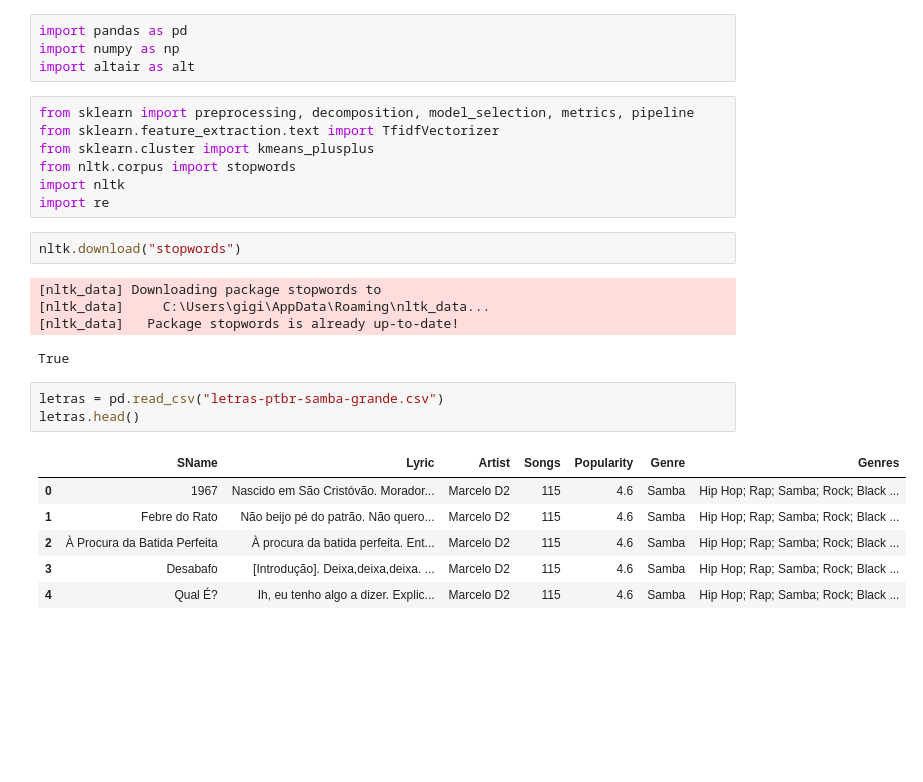
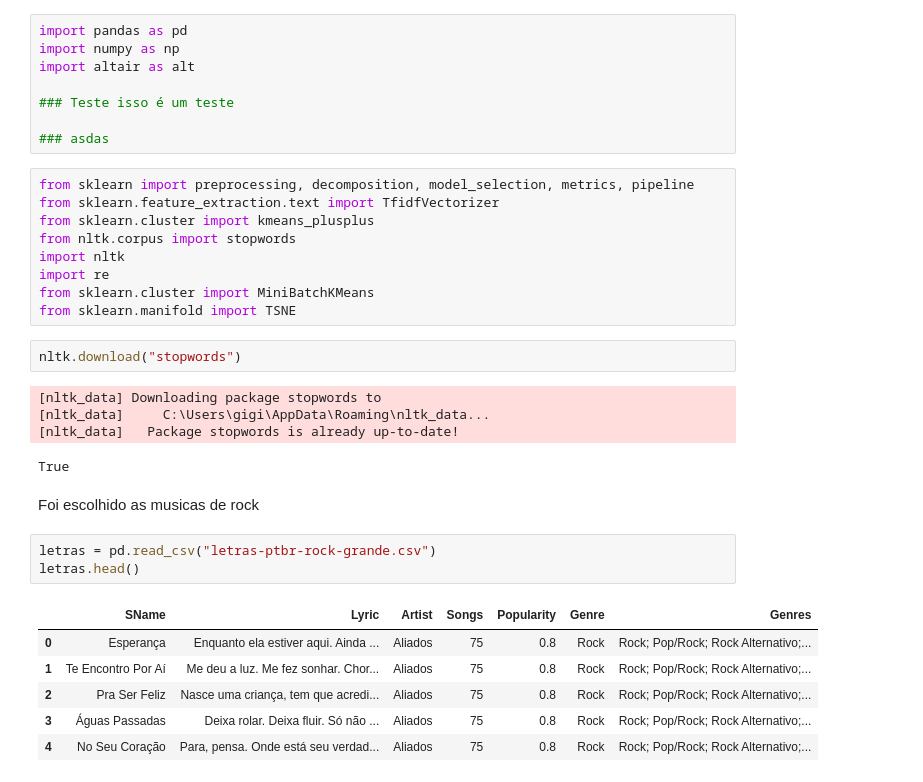
Before and after one commit to giseldo/agrupamento, a Jupyter notebook: resposta__.ipynb, the cells around one changed output. Cells and saved outputs as stored; diff of their text form; blank space fills up the shorter version.

```diff
--- a/resposta__.ipynb
+++ b/resposta__.ipynb
@@ -2,6 +6,10 @@
 import pandas as pd
 import numpy as np
 import altair as alt
+
+### Teste isso é um teste
+
+### asdas
 # %%
 from sklearn import preprocessing, decomposition, model_selection, metrics, pipeline
 from sklearn.feature_extraction.text import TfidfVectorizer
@@ -9,6 +17,8 @@ from sklearn.cluster import kmeans_plusplus
 from nltk.corpus import stopwords
 import nltk
 import re
+from sklearn.cluster import MiniBatchKMeans
+from sklearn.manifold import TSNE
 # %%
 nltk.download("stopwords")
 # %% [output]
@@ -16,16 +26,18 @@ nltk.download("stopwords")
 [nltk_data]     C:\Users\gigi\AppData\Roaming\nltk_data...
 [nltk_data]   Package stopwords is already up-to-date!
 True
+# %% [markdown]
+Foi escolhido as musicas de rock
 # %%
-letras = pd.read_csv("letras-ptbr-samba-grande.csv")
+letras = pd.read_csv("letras-ptbr-rock-grande.csv")
 letras.head()
 # %% [output]
 |  | SName | Lyric | Artist | Songs | Popularity | Genre | Genres |
-| 0 | 1967 | Nascido em São Cristóvão. Morador... | Marcelo D2 | 115 | 4.6 | Samba | Hip Hop; Rap; Samba; Rock; Black ... |
-| 1 | Febre do Rato | Não beijo pé do patrão. Não quero... | Marcelo D2 | 115 | 4.6 | Samba | Hip Hop; Rap; Samba; Rock; Black ... |
-| 2 | À Procura da Batida Perfeita | À procura da batida perfeita. Ent... | Marcelo D2 | 115 | 4.6 | Samba | Hip Hop; Rap; Samba; Rock; Black ... |
-| 3 | Desabafo | [Introdução]. Deixa,deixa,deixa. ... | Marcelo D2 | 115 | 4.6 | Samba | Hip Hop; Rap; Samba; Rock; Black ... |
-| 4 | Qual É? | Ih, eu tenho algo a dizer. Explic... | Marcelo D2 | 115 | 4.6 | Samba | Hip Hop; Rap; Samba; Rock; Black ... |
+| 0 | Esperança | Enquanto ela estiver aqui. Ainda ... | Aliados | 75 | 0.8 | Rock | Rock; Pop/Rock; Rock Alternativo;... |
+| 1 | Te Encontro Por Aí | Me deu a luz. Me fez sonhar. Chor... | Aliados | 75 | 0.8 | Rock | Rock; Pop/Rock; Rock Alternativo;... |
+| 2 | Pra Ser Feliz | Nasce uma criança, tem que acredi... | Aliados | 75 | 0.8 | Rock | Rock; Pop/Rock; Rock Alternativo;... |
+| 3 | Águas Passadas | Deixa rolar. Deixa fluir. Só não ... | Aliados | 75 | 0.8 | Rock | Rock; Pop/Rock; Rock Alternativo;... |
+| 4 | No Seu Coração | Para, pensa. Onde está seu verdad... | Aliados | 75 | 0.8 | Rock | Rock; Pop/Rock; Rock Alternativo;... |
 # %%
 letras.sample(10)
 # %% [output]
```
Also changed, not shown: parts of 60 cells of this notebook, 1 other file.
